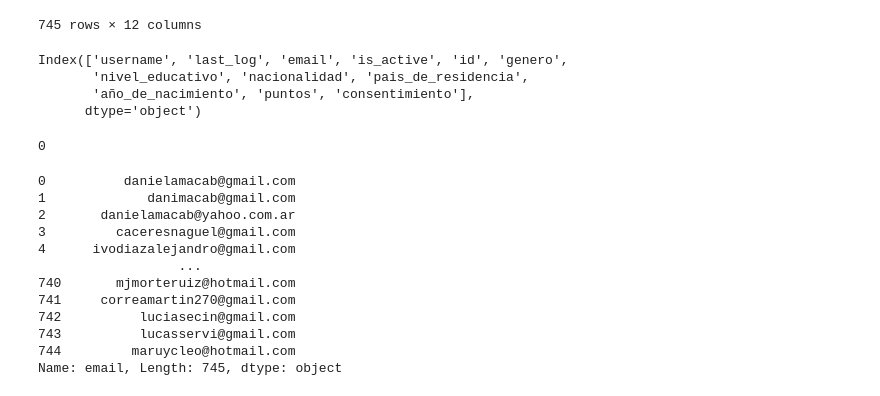
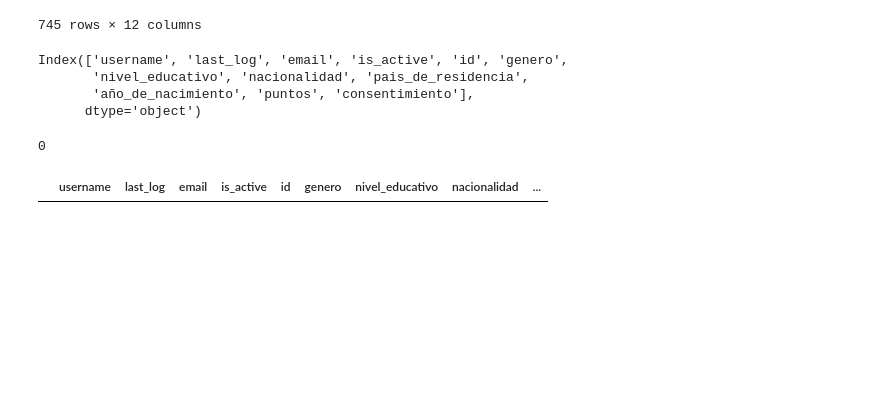
Before and after one commit to gianluca-capelo/datapruebas_analysis, a Jupyter notebook: notebooks/metadata_test.ipynb, the cells around one changed output. Drawn from its saved outputs; the diff is of its cells as text; code cells hidden in the pictures; blank space fills up the shorter version.

```diff
--- a/notebooks/metadata_test.ipynb
+++ b/notebooks/metadata_test.ipynb
@@ -59,17 +59,6 @@ count
 # %% [output]
 0
 # %%
-metadata[metadata['email'] =='facundoruiz2610@gmail.com']
+metadata[metadata['email'] =='marialaraa@gmail.com']
 # %% [output]
-0          danielamacab@gmail.com
-1             danimacab@gmail.com
-2       danielamacab@yahoo.com.ar
-3         caceresnaguel@gmail.com
-4      ivodiazalejandro@gmail.com
-                  ...
-740       mjmorteruiz@hotmail.com
-741     correamartin270@gmail.com
-742          luciasecin@gmail.com
-743          lucasservi@gmail.com
-744         maruycleo@hotmail.com
-Name: email, Length: 745, dtype: object
+|  | username | last_log | email | is_active | id | genero | nivel_educativo | nacionalidad | ... |
```
Also changed, not shown: parts of 2 cells of this notebook, 3 other files.
